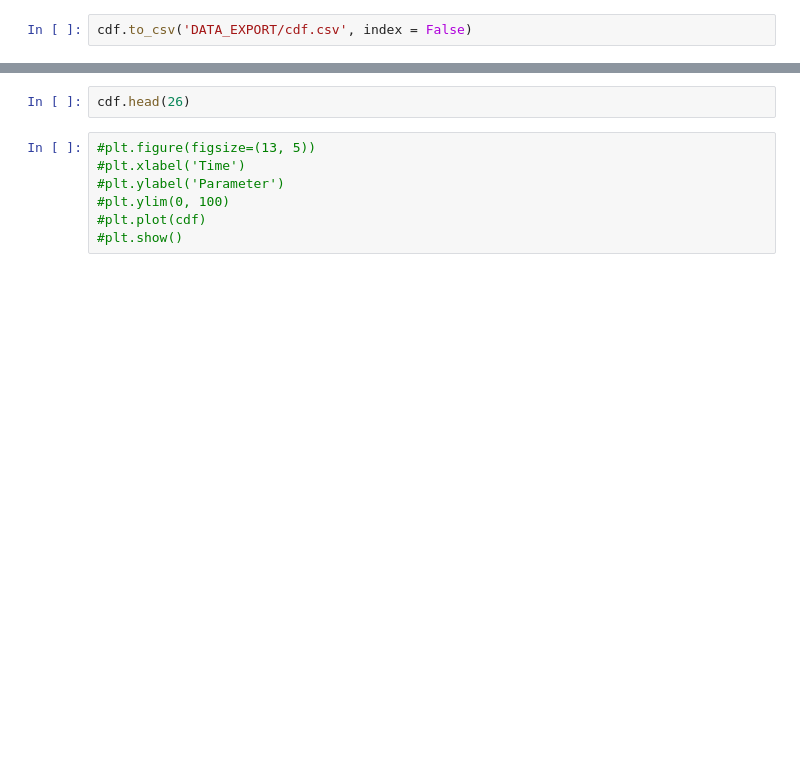
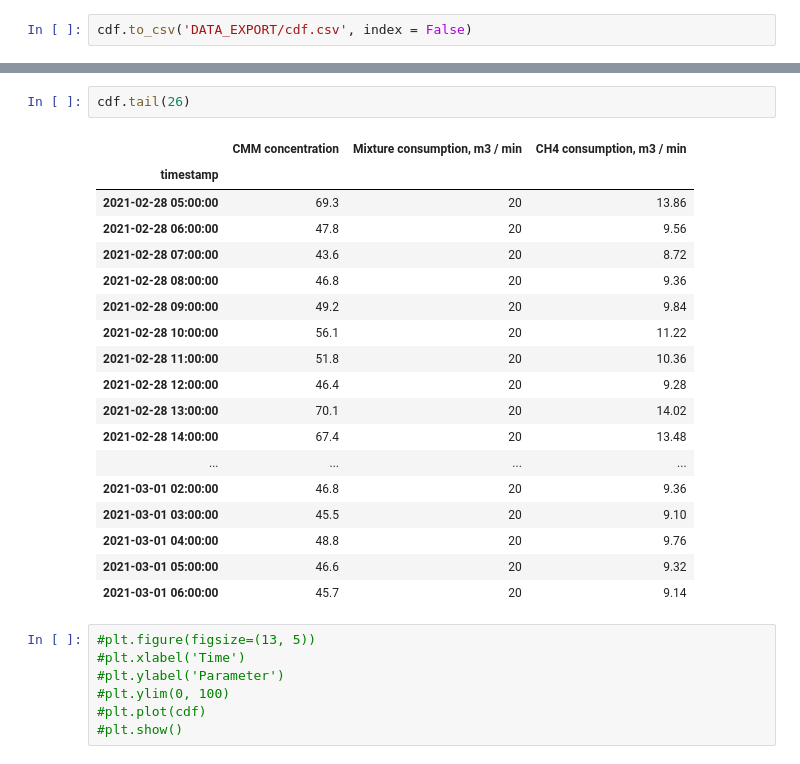
Before and after one commit to Randyrofed/CMM, a Jupyter notebook: CMM_Analysis.ipynb, the cells around one changed output, grey strips where cells are left out. Saved outputs shown, nothing was run; the diff lists cells and outputs as text; blank space fills up the shorter version.

```diff
--- a/CMM_Analysis.ipynb
+++ b/CMM_Analysis.ipynb
@@ -16,5 +42,24 @@ cdf.to_csv('DATA_EXPORT/cdf.csv', index = False)
 # %%
-cdf.head(26)
+cdf.tail(26)
+# %% [output]
+|  | CMM concentration | Mixture consumption, m3 / min | CH4 consumption, m3 / min |
+| timestamp |  |  |  |
+| 2021-02-28 05:00:00 | 69.3 | 20 | 13.86 |
+| 2021-02-28 06:00:00 | 47.8 | 20 | 9.56 |
+| 2021-02-28 07:00:00 | 43.6 | 20 | 8.72 |
+| 2021-02-28 08:00:00 | 46.8 | 20 | 9.36 |
+| 2021-02-28 09:00:00 | 49.2 | 20 | 9.84 |
+| 2021-02-28 10:00:00 | 56.1 | 20 | 11.22 |
+| 2021-02-28 11:00:00 | 51.8 | 20 | 10.36 |
+| 2021-02-28 12:00:00 | 46.4 | 20 | 9.28 |
+| 2021-02-28 13:00:00 | 70.1 | 20 | 14.02 |
+| 2021-02-28 14:00:00 | 67.4 | 20 | 13.48 |
+| ... | ... | ... | ... |
+| 2021-03-01 02:00:00 | 46.8 | 20 | 9.36 |
+| 2021-03-01 03:00:00 | 45.5 | 20 | 9.10 |
+| 2021-03-01 04:00:00 | 48.8 | 20 | 9.76 |
+| 2021-03-01 05:00:00 | 46.6 | 20 | 9.32 |
+| 2021-03-01 06:00:00 | 45.7 | 20 | 9.14 |
 # %%
 #plt.figure(figsize=(13, 5))
 #plt.xlabel('Time')
```
Also changed, not shown: parts of 4 cells of this notebook, 1 other file.
